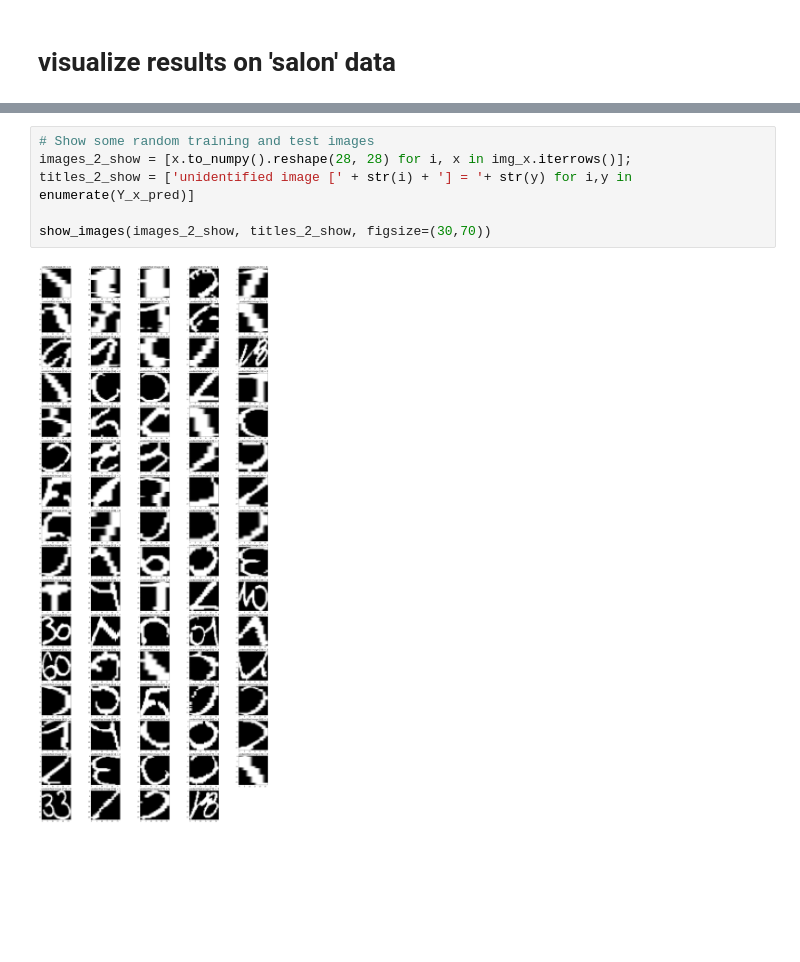
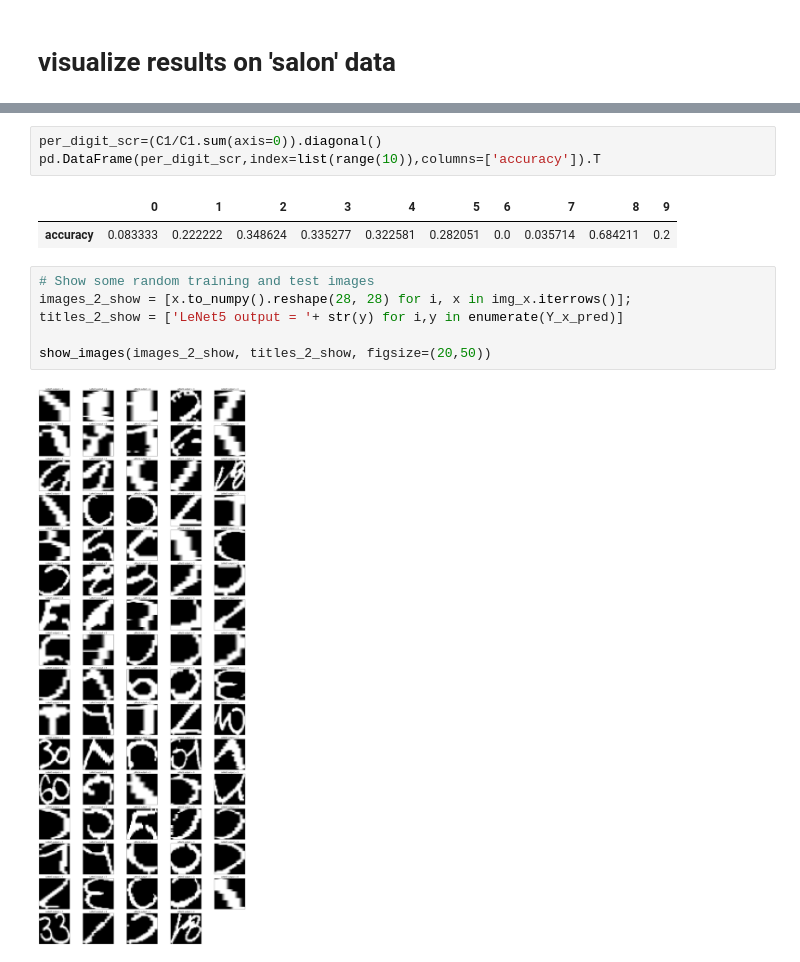
Before and after one commit to asgutierrt/Introduction_to_IA, a Jupyter notebook: convolutional_networks/lnet5_mnist.ipynb, the cells around one changed output, grey strips where cells are left out. Drawn from its saved outputs; the diff is of its cells as text; blank space fills up the shorter version.

```diff
--- a/convolutional_networks/lnet5_mnist.ipynb
+++ b/convolutional_networks/lnet5_mnist.ipynb
@@ -320,8 +305,14 @@ plt.savefig('confusion_matrix.png'); plt.show()
+# %%
+per_digit_scr=(C1/C1.sum(axis=0)).diagonal()
+pd.DataFrame(per_digit_scr,index=list(range(10)),columns=['accuracy']).T
+# %% [output]
+|  | 0 | 1 | 2 | 3 | 4 | 5 | 6 | 7 | 8 | 9 |
+| accuracy | 0.083333 | 0.222222 | 0.348624 | 0.335277 | 0.322581 | 0.282051 | 0.0 | 0.035714 | 0.684211 | 0.2 |
 # %%
 # Show some random training and test images
 images_2_show = [x.to_numpy().reshape(28, 28) for i, x in img_x.iterrows()];
-titles_2_show = ['unidentified image [' + str(i) + '] = '+ str(y) for i,y in enumerate(Y_x_pred)]
+titles_2_show = ['LeNet5 output = '+ str(y) for i,y in enumerate(Y_x_pred)]
 
-show_images(images_2_show, titles_2_show, figsize=(30,70))
+show_images(images_2_show, titles_2_show, figsize=(20,50))
 # %% [output]
-[figure, old version]
+[figure, new version]
```
Also changed, not shown: parts of 8 cells of this notebook.
